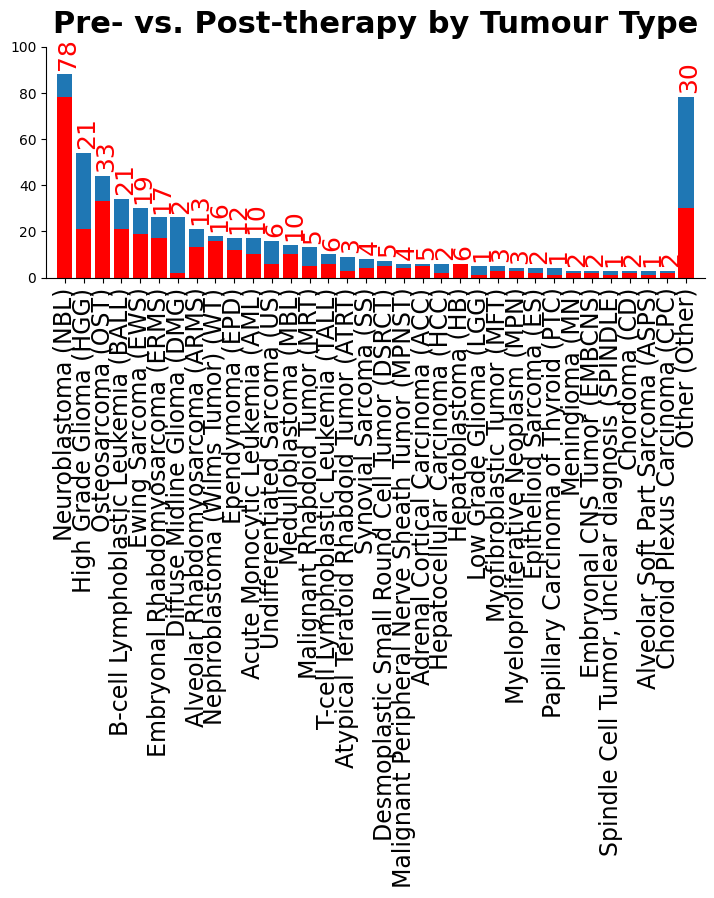
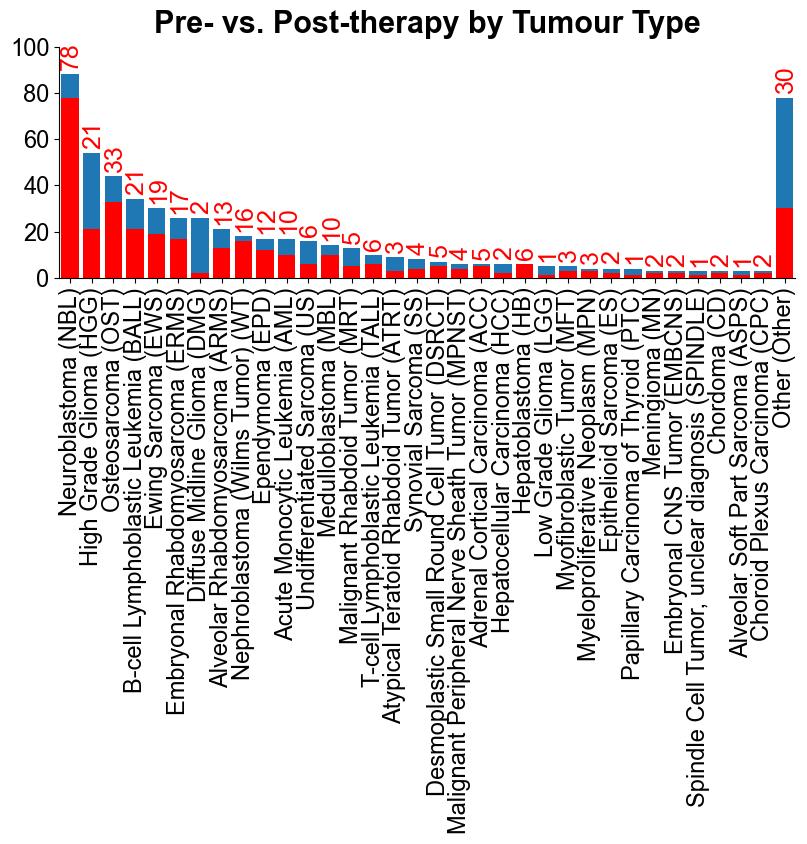
Unified diff of the notebook cell whose output changed from the first chart to the second:
--- before
+++ after
@@ -1,6 +1,6 @@
-fig, ax = plt.subplots(figsize=(8.5, 3))
+fig, ax = plt.subplots(figsize=(9.5, 3))
 
 ax.bar(type_counts2.Tumor_2, type_counts2.Counts)
-ax.set_xlim([-1, len(type_counts2)])
+ax.set_xlim([-0.5, len(type_counts2)-0.5])
 ax.set_ylim([0, 100])
 
@@ -10,4 +10,5 @@
     
 ax.set_xticklabels(ax.get_xticklabels(), rotation=90, ha='center', fontsize=17) # Rotate vertically, align right
+ax.set_yticklabels(ax.get_yticklabels(), fontsize=17)
 
 plt.title("Pre- vs. Post-therapy by Tumour Type", pad=10, fontsize=22, weight='bold')
@@ -17,2 +18,4 @@
 ax.spines["right"].set_visible(False)
 plt.grid(False)
+
+fig.savefig(os.path.join(fig_out, "Fig_1b_f.svg"), format='svg', bbox_inches='tight', transparent=True)

Commit: revision 3